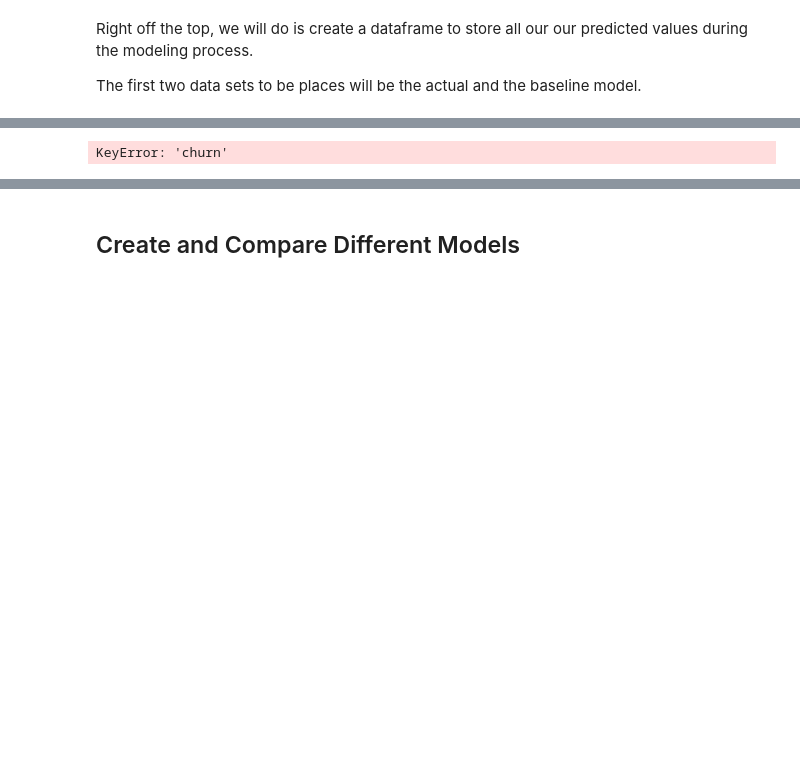
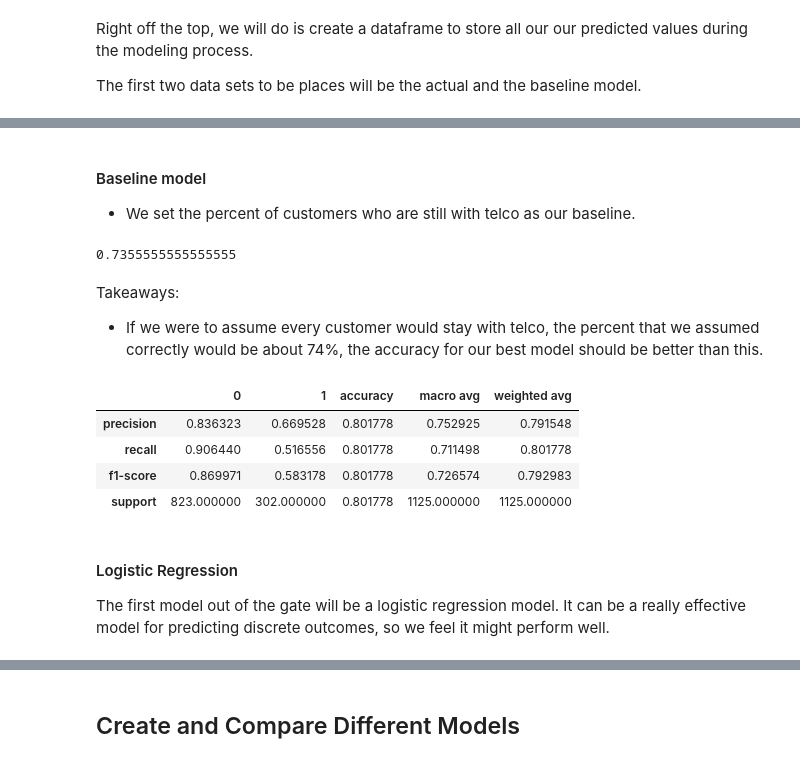
Before and after one commit to sonny-chase-nick-classification-project/telco_classification, a Jupyter notebook: Why_are_our_customers_churning.ipynb, the cells around one changed output, grey strips where cells are left out. Cells and saved outputs as stored; diff of their text form; code cells hidden in the pictures; blank space fills up the shorter version.

```diff
--- a/Why_are_our_customers_churning.ipynb
+++ b/Why_are_our_customers_churning.ipynb
@@ -213,5 +214,3 @@ telco.describe()
 # above, and return all train, validate and test datasets.
 
 X_train, y_train, X_validate, y_validate, X_test, y_test = prepare.split_telco(telco)
-# %%
-y_train = y_train.to_frame()
@@ -608,4 +859,34 @@ evaluation
-# %%
-y_train['churn'].value_counts()
-# %% [output]
-KeyError: 'churn'
+# %%
+# Remove churn from the data, used during exploration
+
+X_train = X_train.drop(['churn'],axis=1)
+X_validate = X_validate.drop(['churn'],axis=1)
+X_test = X_test.drop(['churn'],axis=1)
+# %% [markdown]
+#### Baseline model
+
+- We set the percent of customers who are still with telco as our baseline.
+# %%
+baseline = 1 - y_train.churn.mean()
+baseline
+# %% [output]
+0.7355555555555555
+# %% [markdown]
+Takeaways:
+
+- If we were to assume every customer would stay with telco, the percent that we assumed correctly would be about 74%, the accuracy for our best model should be better than this.
+# %%
+# logistic regression model
+model = LogisticRegression().fit(X_train, y_train)
+y_pred = model.predict(X_validate)
+pd.DataFrame(classification_report(y_validate, y_pred, output_dict=True))
+# %% [output]
+|  | 0 | 1 | accuracy | macro avg | weighted avg |
+| precision | 0.836323 | 0.669528 | 0.801778 | 0.752925 | 0.791548 |
+| recall | 0.906440 | 0.516556 | 0.801778 | 0.711498 | 0.801778 |
+| f1-score | 0.869971 | 0.583178 | 0.801778 | 0.726574 | 0.792983 |
+| support | 823.000000 | 302.000000 | 0.801778 | 1125.000000 | 1125.000000 |
+# %% [markdown]
+#### Logistic Regression
+
+The first model out of the gate will be a logistic regression model. It can be a really effective model for predicting discrete outcomes, so we feel it might perform well.
```
Also changed, not shown: parts of 47 cells of this notebook.
